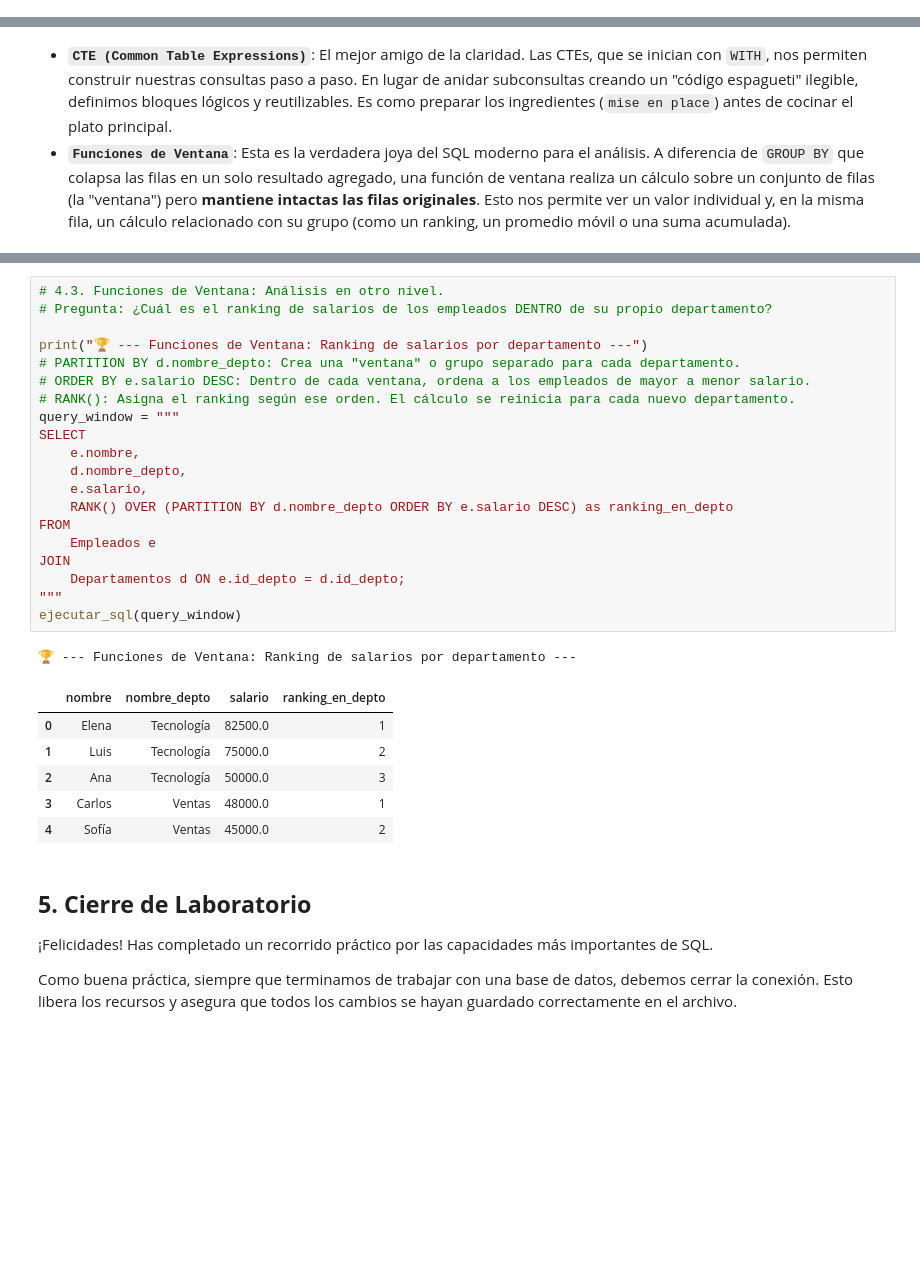
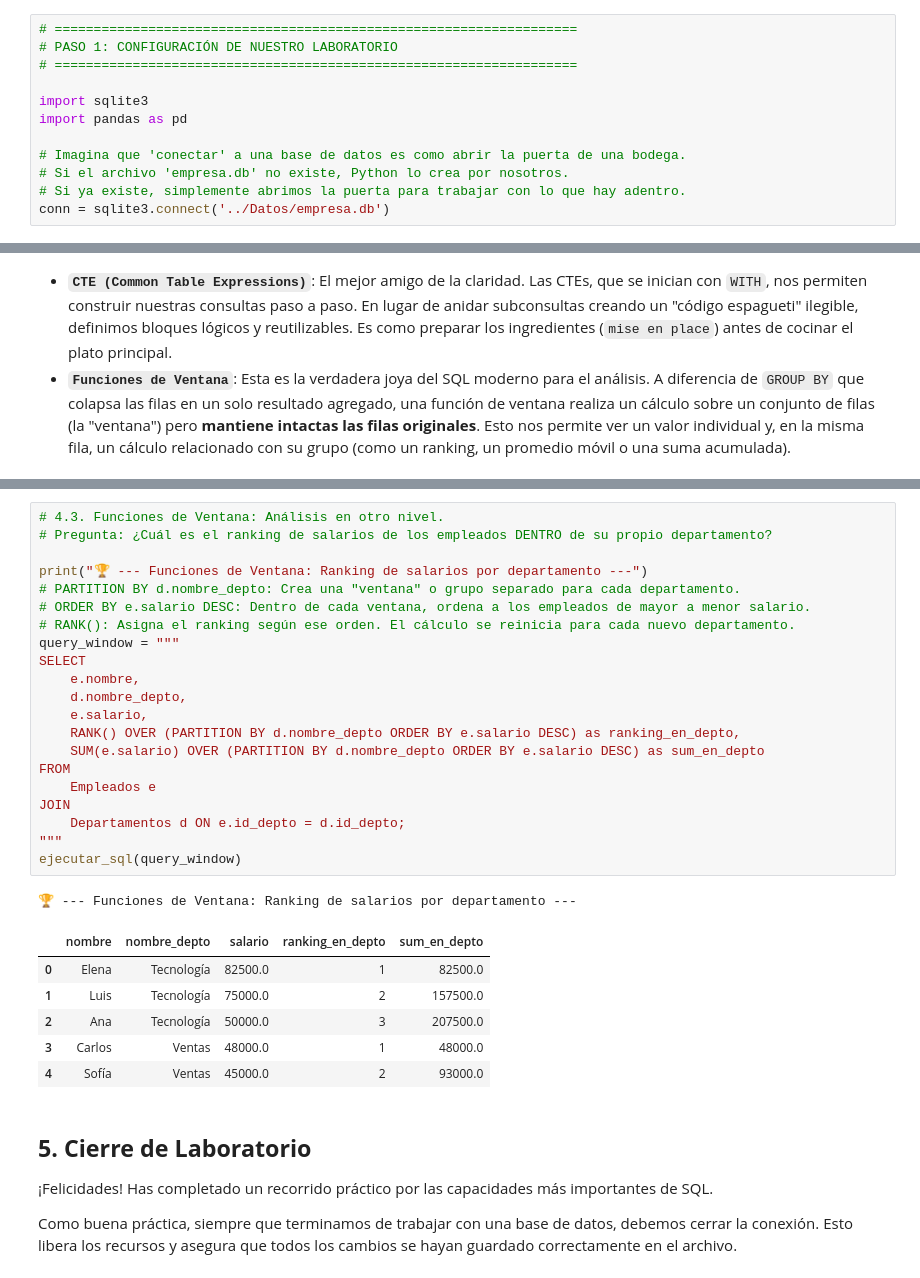
Before and after one commit to uStatisticalDataPulse/diplomado-gestion-datos, a Jupyter notebook: Cuadernos/SQL_Class.ipynb, the cells around one changed output, grey strips where cells are left out. Drawn from its saved outputs; the diff is of its cells as text; blank space fills up the shorter version.

```diff
--- a/Cuadernos/SQL_Class.ipynb
+++ b/Cuadernos/SQL_Class.ipynb
@@ -17,3 +17,15 @@ laboratorio de bases de datos personal y portátil, perfecto para aprender y exp
 2.  **DDL (Data Definition Language):** Creando la estructura.
 3.  **DML (Data Manipulation Language):** Interactuando con los datos.
 4.  **Consultas Avanzadas:** `JOIN`, `CTE` y Funciones de Ventana.
+# %%
+# ===================================================================
+# PASO 1: CONFIGURACIÓN DE NUESTRO LABORATORIO
+# ===================================================================
+
+import sqlite3
+import pandas as pd
+
+# Imagina que 'conectar' a una base de datos es como abrir la puerta de una bodega.
+# Si el archivo 'empresa.db' no existe, Python lo crea por nosotros.
+# Si ya existe, simplemente abrimos la puerta para trabajar con lo que hay adentro.
+conn = sqlite3.connect('../Datos/empresa.db')
@@ -308,31 +541,32 @@ ejecutar_sql(query_cte)
 # %%
 # 4.3. Funciones de Ventana: Análisis en otro nivel.
 # Pregunta: ¿Cuál es el ranking de salarios de los empleados DENTRO de su propio departamento?
 
 print("🏆 --- Funciones de Ventana: Ranking de salarios por departamento ---")
 # PARTITION BY d.nombre_depto: Crea una "ventana" o grupo separado para cada departamento.
 # ORDER BY e.salario DESC: Dentro de cada ventana, ordena a los empleados de mayor a menor salario.
 # RANK(): Asigna el ranking según ese orden. El cálculo se reinicia para cada nuevo departamento.
 query_window = """
 SELECT
     e.nombre,
     d.nombre_depto,
     e.salario,
-    RANK() OVER (PARTITION BY d.nombre_depto ORDER BY e.salario DESC) as ranking_en_depto
+    RANK() OVER (PARTITION BY d.nombre_depto ORDER BY e.salario DESC) as ranking_en_depto,
+    SUM(e.salario) OVER (PARTITION BY d.nombre_depto ORDER BY e.salario DESC) as sum_en_depto
 FROM
     Empleados e
 JOIN
     Departamentos d ON e.id_depto = d.id_depto;
 """
 ejecutar_sql(query_window)
 # %% [output]
 🏆 --- Funciones de Ventana: Ranking de salarios por departamento ---
-|  | nombre | nombre_depto | salario | ranking_en_depto |
-| 0 | Elena | Tecnología | 82500.0 | 1 |
-| 1 | Luis | Tecnología | 75000.0 | 2 |
-| 2 | Ana | Tecnología | 50000.0 | 3 |
-| 3 | Carlos | Ventas | 48000.0 | 1 |
-| 4 | Sofía | Ventas | 45000.0 | 2 |
+|  | nombre | nombre_depto | salario | ranking_en_depto | sum_en_depto |
+| 0 | Elena | Tecnología | 82500.0 | 1 | 82500.0 |
+| 1 | Luis | Tecnología | 75000.0 | 2 | 157500.0 |
+| 2 | Ana | Tecnología | 50000.0 | 3 | 207500.0 |
+| 3 | Carlos | Ventas | 48000.0 | 1 | 48000.0 |
+| 4 | Sofía | Ventas | 45000.0 | 2 | 93000.0 |
 # %% [markdown]
 ## **5. Cierre de Laboratorio**
 
```
Also changed, not shown: parts of 44 cells of this notebook, 2 other files.
